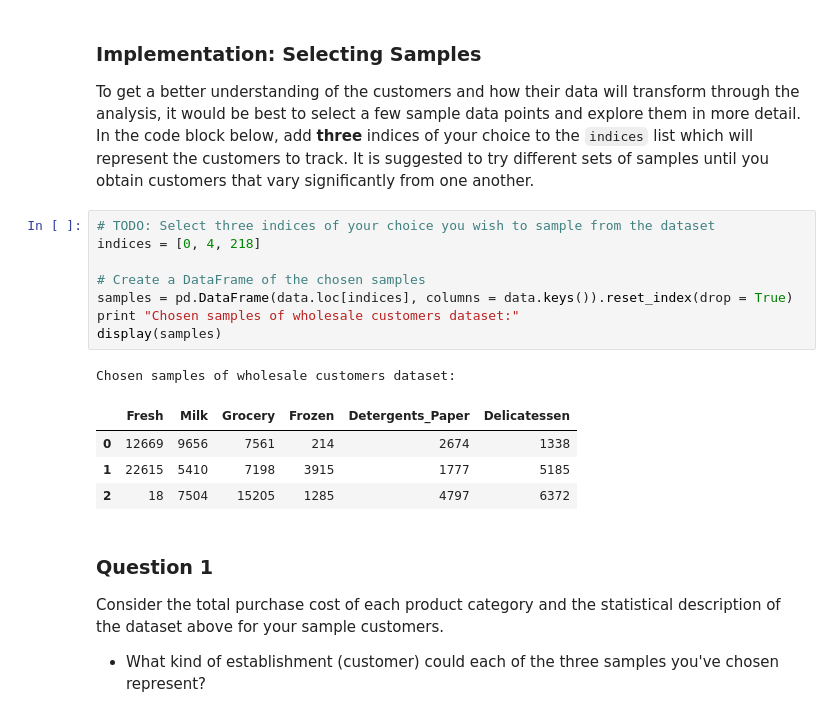
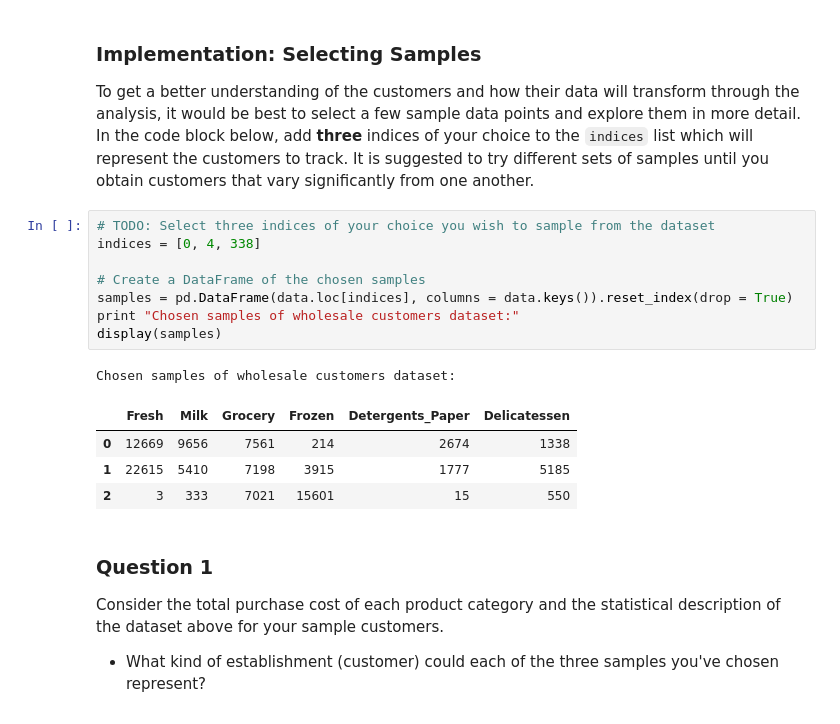
Before and after one commit to hmc-elephant-s17/machine-learning, a Jupyter notebook: projects/customer_segments/customer_segments.ipynb, the cells around one changed output. Cells and saved outputs as stored; diff of their text form.

```diff
--- a/projects/customer_segments/customer_segments.ipynb
+++ b/projects/customer_segments/customer_segments.ipynb
@@ -60,18 +60,18 @@ display(data.describe())
 To get a better understanding of the customers and how their data will transform through the analysis, it would be best to select a few sample data points and explore them in more detail. In the code block below, add **three** indices of your choice to the `indices` list which will represent the customers to track. It is suggested to try different sets of samples until you obtain customers that vary significantly from one another.
 # %%
 # TODO: Select three indices of your choice you wish to sample from the dataset
-indices = [0, 4, 218]
+indices = [0, 4, 338]
 
 # Create a DataFrame of the chosen samples
 samples = pd.DataFrame(data.loc[indices], columns = data.keys()).reset_index(drop = True)
 print "Chosen samples of wholesale customers dataset:"
 display(samples)
 # %% [output]
 Chosen samples of wholesale customers dataset:
 |  | Fresh | Milk | Grocery | Frozen | Detergents_Paper | Delicatessen |
 | 0 | 12669 | 9656 | 7561 | 214 | 2674 | 1338 |
 | 1 | 22615 | 5410 | 7198 | 3915 | 1777 | 5185 |
-| 2 | 18 | 7504 | 15205 | 1285 | 4797 | 6372 |
+| 2 | 3 | 333 | 7021 | 15601 | 15 | 550 |
 # %% [markdown]
 ### Question 1
 Consider the total purchase cost of each product category and the statistical description of the dataset above for your sample customers.
```
Also changed, not shown: parts of 39 cells of this notebook, 9 other files.
